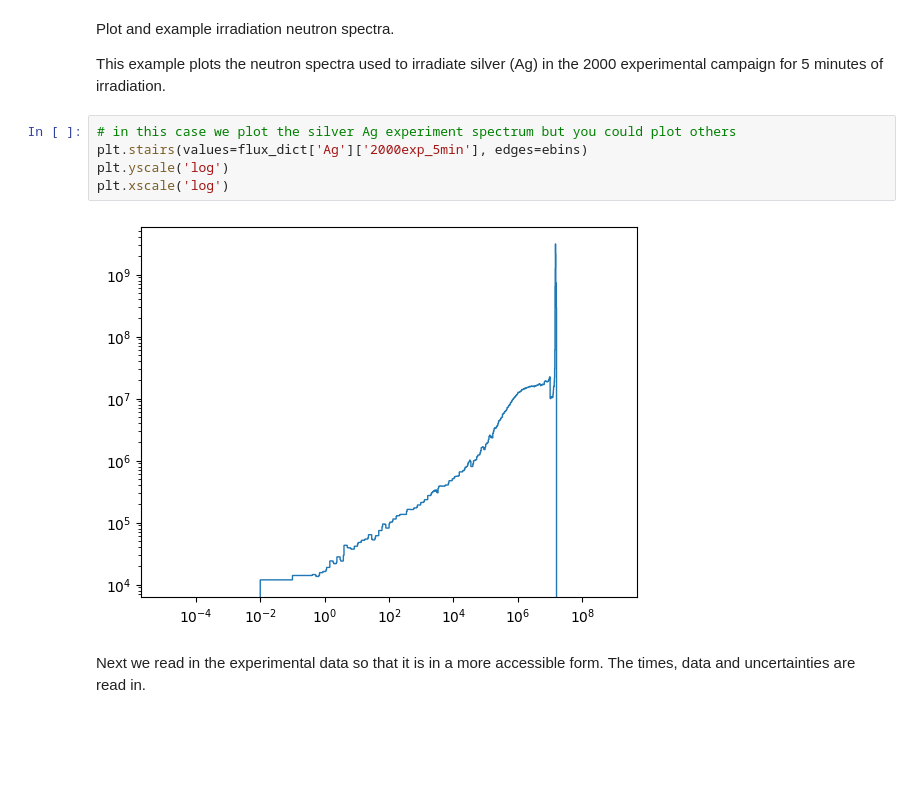
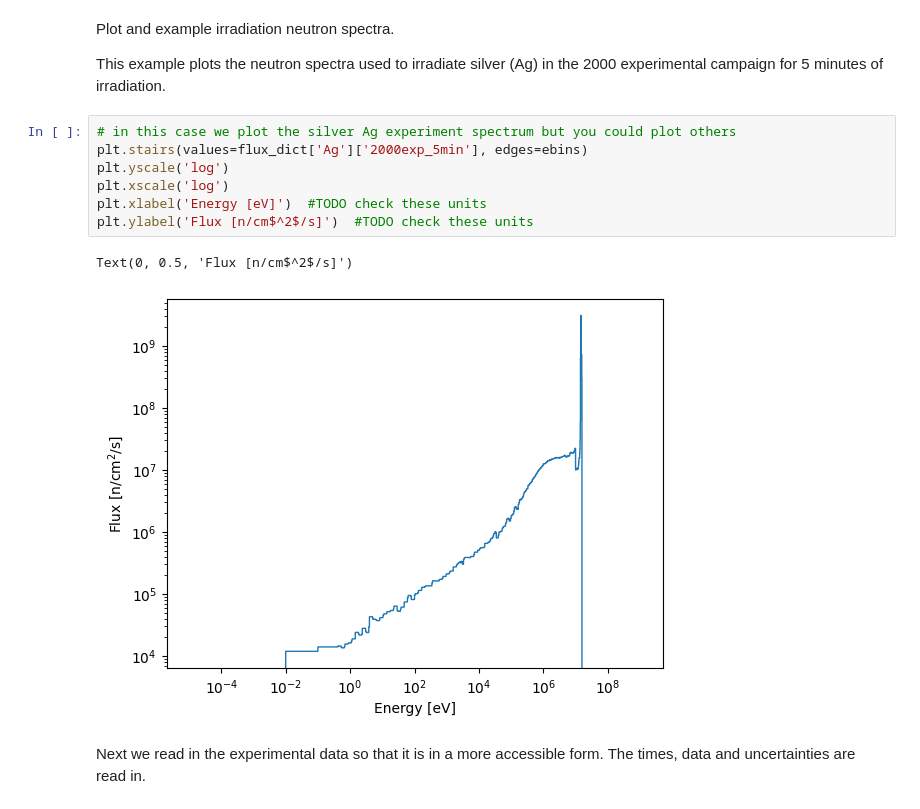
Before and after one commit to jbae11/openmc_activator, a Jupyter notebook: compare.ipynb, the cells around one changed output. Saved outputs shown, nothing was run; the diff lists cells and outputs as text; blank space fills up the shorter version.

```diff
--- a/compare.ipynb
+++ b/compare.ipynb
@@ -54,10 +53,13 @@ This example plots the neutron spectra used to irradiate silver (Ag) in the 2000
 # %%
 # in this case we plot the silver Ag experiment spectrum but you could plot others
 plt.stairs(values=flux_dict['Ag']['2000exp_5min'], edges=ebins)
 plt.yscale('log')
 plt.xscale('log')
+plt.xlabel('Energy [eV]')  #TODO check these units
+plt.ylabel('Flux [n/cm$^2$/s]')  #TODO check these units
 # %% [output]
+Text(0, 0.5, 'Flux [n/cm$^2$/s]')
-[figure, old version]
+[figure, new version]
 # %% [markdown]
 Next we read in the experimental data so that it is in a more accessible form.
 The times, data and uncertainties are read in.
```
Also changed, not shown: parts of 2 cells of this notebook.
